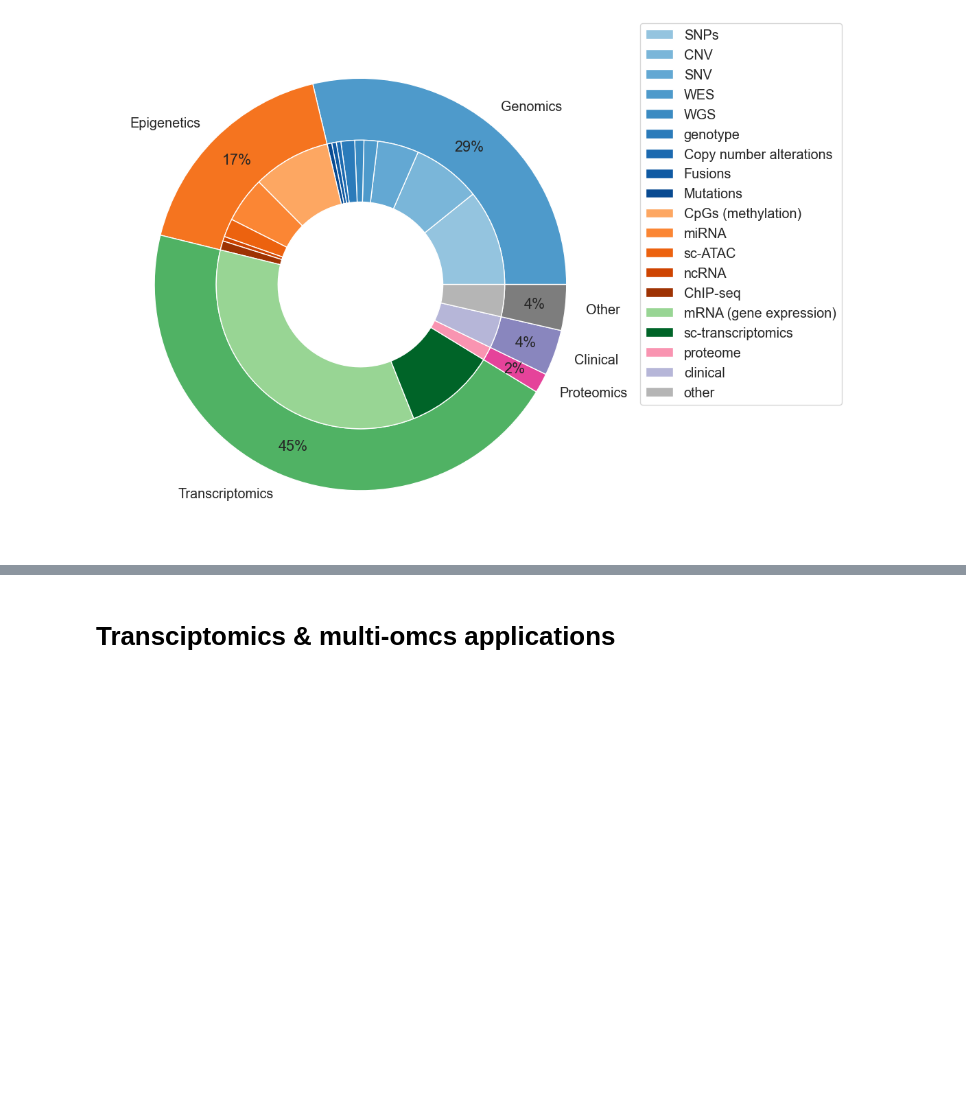
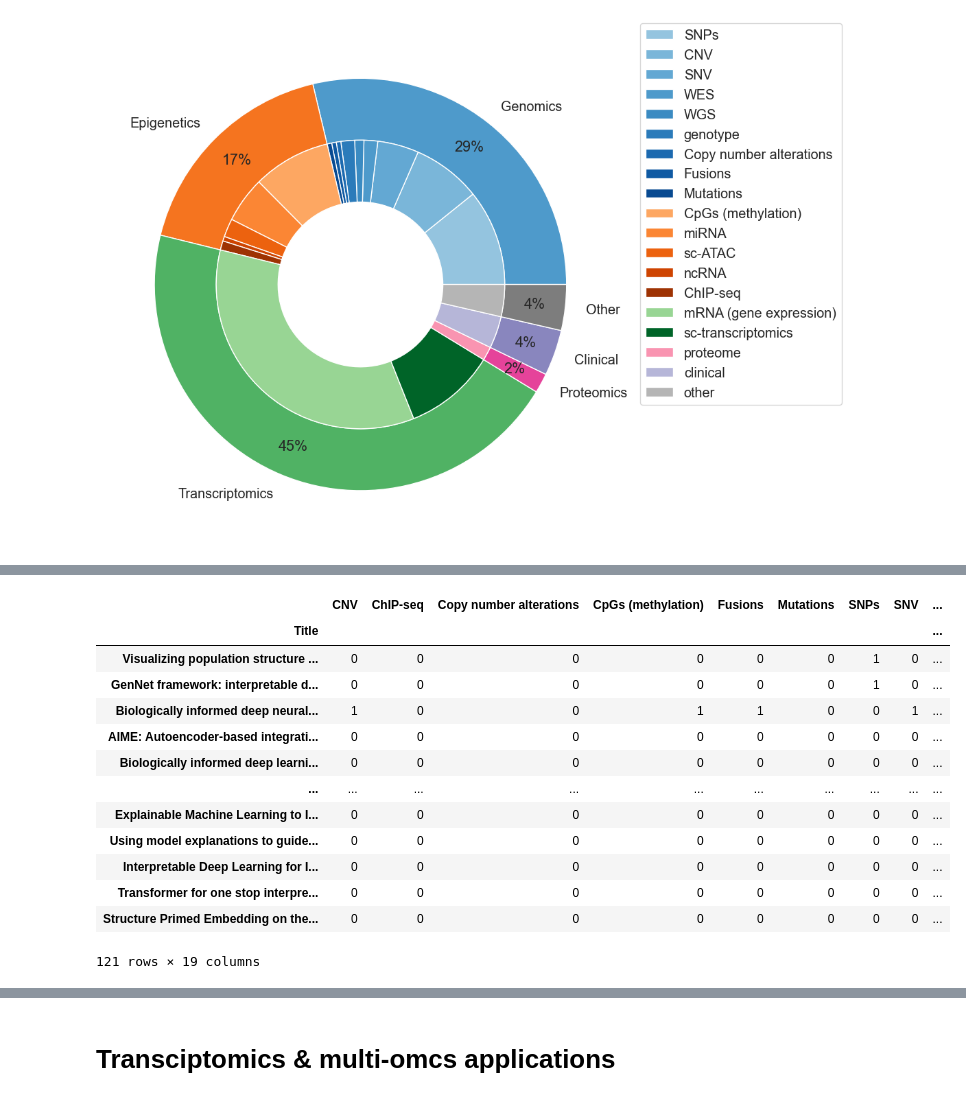
Before and after one commit to sonjakatz/reviewInterpretability_figures, a Jupyter notebook: datatypes.ipynb, the cells around one changed output, grey strips where cells are left out. Drawn from its saved outputs; the diff is of its cells as text; code cells hidden in the pictures; blank space fills up the shorter version.

```diff
--- a/datatypes.ipynb
+++ b/datatypes.ipynb
@@ -133,3 +153,20 @@ df_expanded.to_csv("data/data_types_expanded.csv")
+# %%
+df_expanded
+# %% [output]
+|  | CNV | ChIP-seq | Copy number alterations | CpGs (methylation) | Fusions | Mutations | SNPs | SNV | ... |
+| Title |  |  |  |  |  |  |  |  | ... |
+| Visualizing population structure ... | 0 | 0 | 0 | 0 | 0 | 0 | 1 | 0 | ... |
+| GenNet framework: interpretable d... | 0 | 0 | 0 | 0 | 0 | 0 | 1 | 0 | ... |
+| Biologically informed deep neural... | 1 | 0 | 0 | 1 | 1 | 0 | 0 | 1 | ... |
+| AIME: Autoencoder-based integrati... | 0 | 0 | 0 | 0 | 0 | 0 | 0 | 0 | ... |
+| Biologically informed deep learni... | 0 | 0 | 0 | 0 | 0 | 0 | 0 | 0 | ... |
+| ... | ... | ... | ... | ... | ... | ... | ... | ... | ... |
+| Explainable Machine Learning to I... | 0 | 0 | 0 | 0 | 0 | 0 | 0 | 0 | ... |
+| Using model explanations to guide... | 0 | 0 | 0 | 0 | 0 | 0 | 0 | 0 | ... |
+| Interpretable Deep Learning for I... | 0 | 0 | 0 | 0 | 0 | 0 | 0 | 0 | ... |
+| Transformer for one stop interpre... | 0 | 0 | 0 | 0 | 0 | 0 | 0 | 0 | ... |
+| Structure Primed Embedding on the... | 0 | 0 | 0 | 0 | 0 | 0 | 0 | 0 | ... |
+121 rows × 19 columns
 # %%
 combination_counts = df_expanded.groupby(list(df_expanded.columns)).size()
 upset = UpSet(combination_counts, subset_size='count', show_counts=True, sort_by='cardinality')
```
Also changed, not shown: parts of 4 cells of this notebook, 4 other files.
